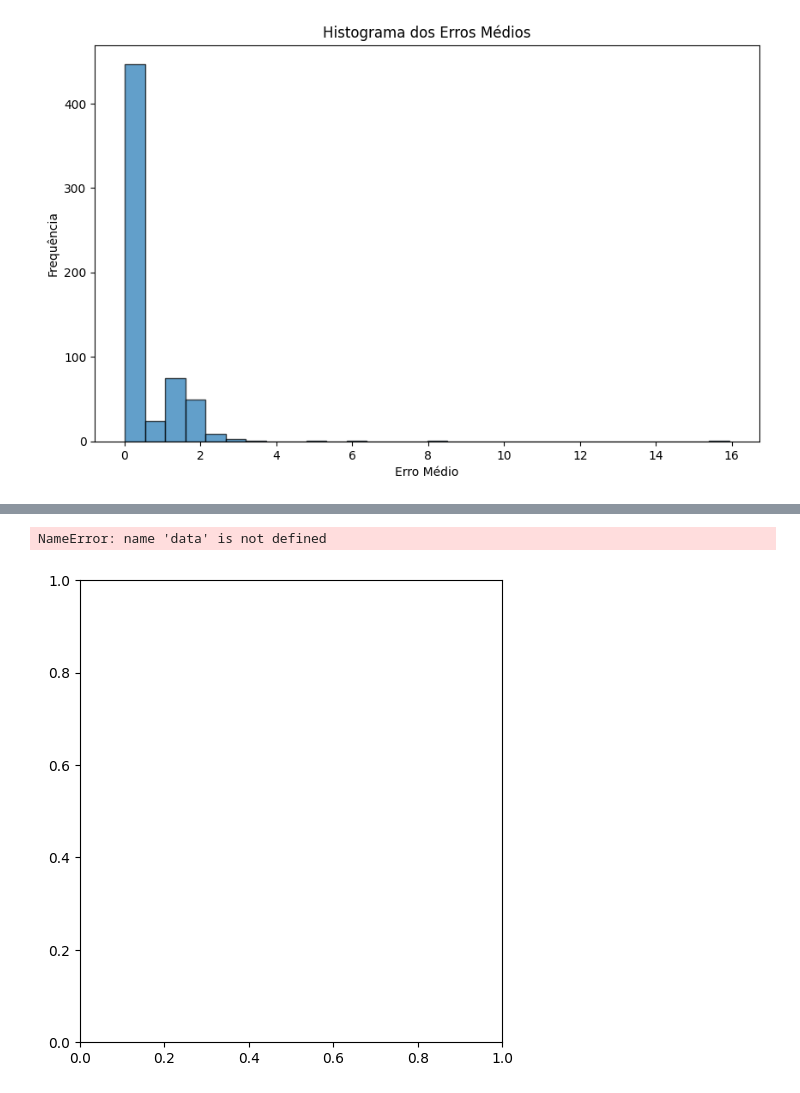
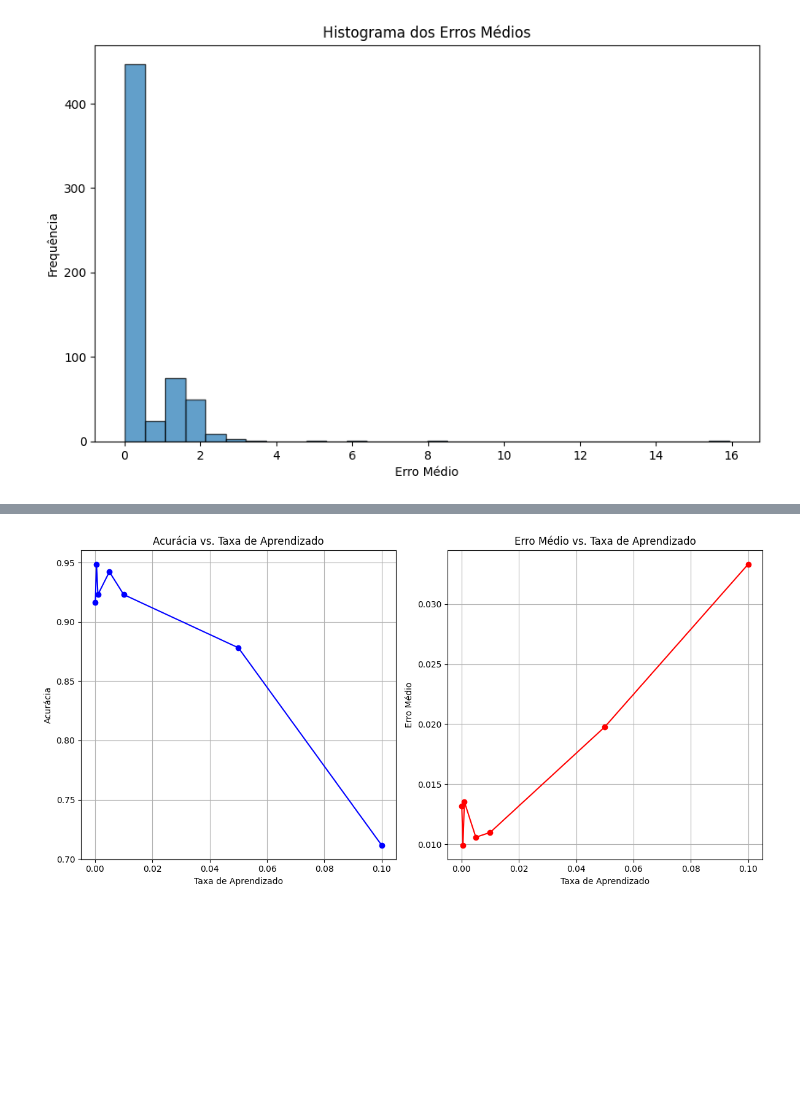
Before and after one commit to claradasneves/ep-ia, a Jupyter notebook: analises.ipynb, the cells around one changed output, grey strips where cells are left out. Drawn from its saved outputs; the diff is of its cells as text; code cells hidden in the pictures; blank space fills up the shorter version.

```diff
--- a/analises.ipynb
+++ b/analises.ipynb
@@ -200,30 +174,29 @@ plt.show()
 # %%
 import pandas as pd
 import matplotlib.pyplot as plt
 import seaborn as sns
 
-data = pd.read_csv("csvs/grid_search_results.csv")
+data = pd.read_csv("csvs/learning_rates.csv")
 #Plotting the accuracy vs learning rate
 plt.figure(figsize=(12, 6))
 
 #Plot Accuracy
 plt.subplot(1, 2, 1)
 plt.plot(data['Taxa de aprendizado'], data['Acurácia'], marker='o', linestyle='-', color='b')
 plt.title('Acurácia vs. Taxa de Aprendizado')
 plt.xlabel('Taxa de Aprendizado')
 plt.ylabel('Acurácia')
 plt.grid(True)
 
 #Plot Mean Error
 plt.subplot(1, 2, 2)
 plt.plot(data['Taxa de aprendizado'], data['Erro médio'], marker='o', linestyle='-', color='r')
 plt.title('Erro Médio vs. Taxa de Aprendizado')
 plt.xlabel('Taxa de Aprendizado')
 plt.ylabel('Erro Médio')
 plt.grid(True)
 
 plt.tight_layout()
 plt.show()
 # %% [output]
-NameError: name 'data' is not defined
-[figure, old version]
+[figure, new version]
```
Also changed, not shown: parts of 19 cells of this notebook.
